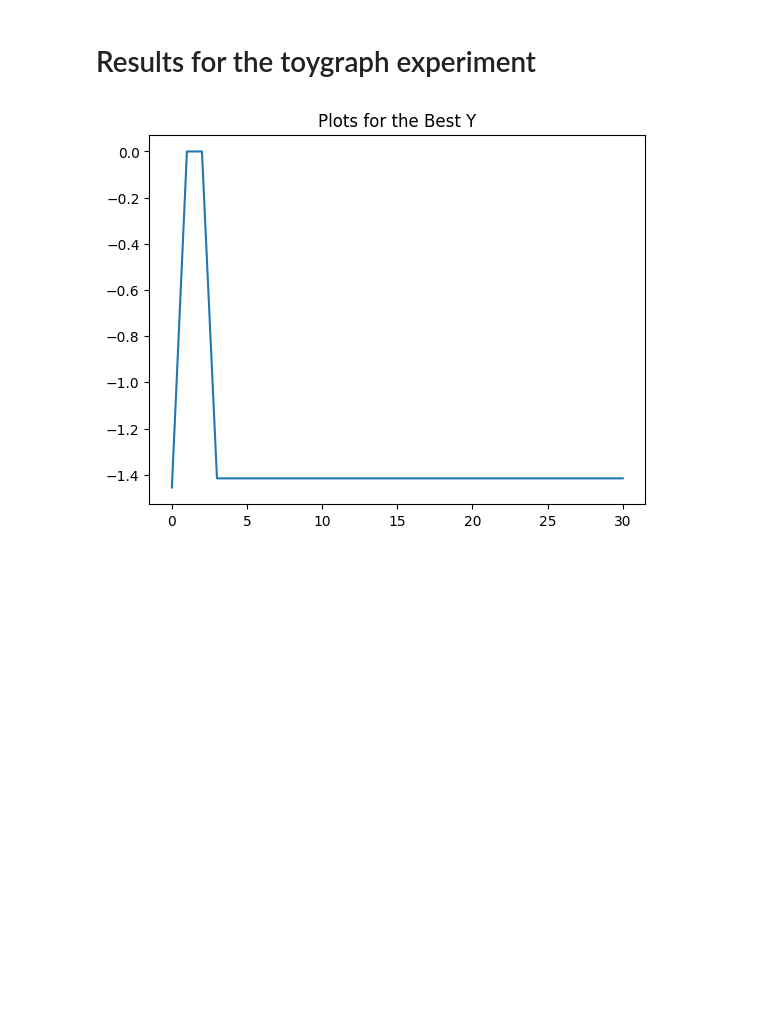
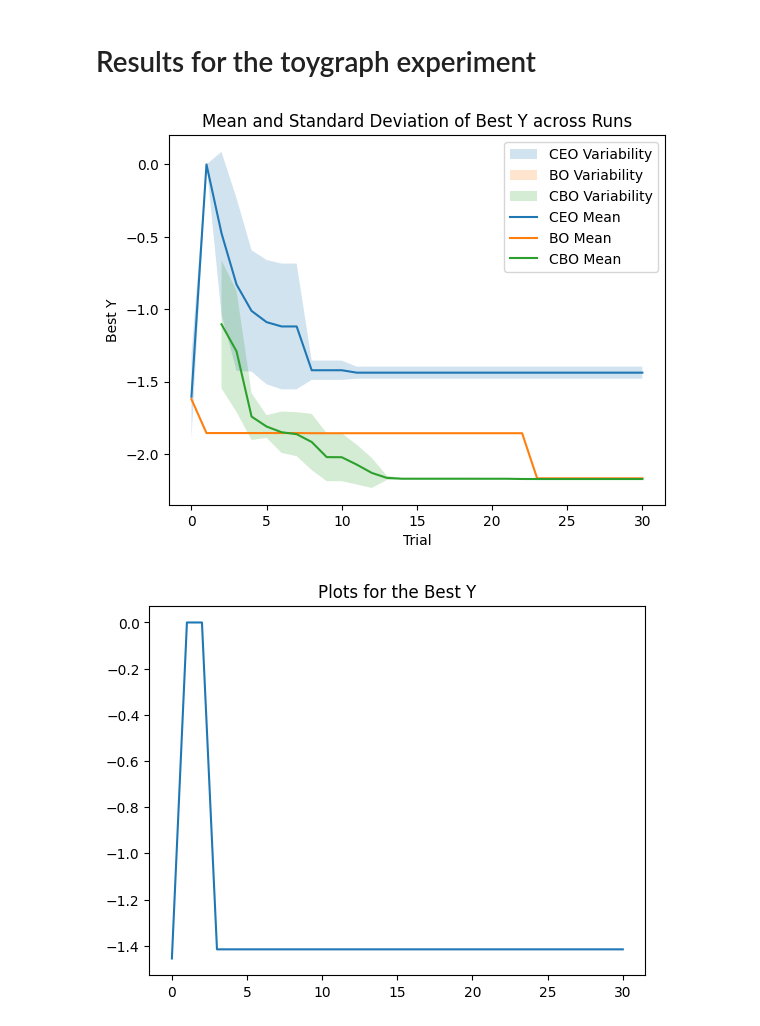
Before and after one commit to FearTheDeer9/AmortizedBayesianOptimization, a Jupyter notebook: results/toygraph_results_notebook.ipynb, the cells around one changed output. Cells and saved outputs as stored; diff of their text form; code cells hidden in the pictures; blank space fills up the shorter version.

```diff
--- a/results/toygraph_results_notebook.ipynb
+++ b/results/toygraph_results_notebook.ipynb
@@ -1,5 +1,56 @@
 # %% [markdown]
 # Results for the toygraph experiment
+# %%
+import os
+import pickle
+import numpy as np
+import matplotlib.pyplot as plt
+import re
+
+# Function to load all results of a given type
+def load_results(base_path, regex):
+    results = []
+    for filename in os.listdir(base_path):
+        if re.match(regex, filename):
+            with open(os.path.join(base_path, filename), 'rb') as file:
+                results.append(pickle.load(file))
+    return results
+
+# Function to compute statistics across runs
+def aggregate_results(results, key):
+    all_data = [res[key] for res in results if key in res]
+    mean_data = np.mean(all_data, axis=0)
+    std_dev_data = np.std(all_data, axis=0)
+    return mean_data, std_dev_data
+
+# Load results for each experiment type
+base_path = 'ToyGraph'
+ceo_graph1_results = load_results(base_path, 'cbo*graph_1')
+ceo_graph2_results = load_results(base_path, 'ceo*graph_2')
+
+
+# Aggregate results for a specific key, e.g., 'Best_Y'
+# ceo_mean, ceo_std = aggregate_results(ceo_results, 'Best_Y')
+# bo_mean, bo_std = aggregate_results(bo_results, 'Best_Y')
+# cbo_mean, cbo_std = aggregate_results(cbo_results, 'Best_Y')
+
+# Plotting results using fill_between
+x_values = range(len(ceo_mean))
+plt.fill_between(x_values, ceo_mean - ceo_std, ceo_mean + ceo_std, alpha=0.2, label='CEO Variability')
+plt.fill_between(x_values, bo_mean - bo_std, bo_mean + bo_std, alpha=0.2, label='BO Variability')
+plt.fill_between(x_values, cbo_mean - cbo_std, cbo_mean + cbo_std, alpha=0.2, label='CBO Variability')
+
+plt.plot(x_values, ceo_mean, label='CEO Mean')
+plt.plot(x_values, bo_mean, label='BO Mean')
+plt.plot(x_values, cbo_mean, label='CBO Mean')
+
+plt.title('Mean and Standard Deviation of Best Y across Runs')
+plt.xlabel('Trial')
+plt.ylabel('Best Y')
+plt.legend()
+plt.show()
+# %% [output]
+[figure, added]
 # %%
 import pickle
 import numpy as np
```
Also changed, not shown: 5 other files.
